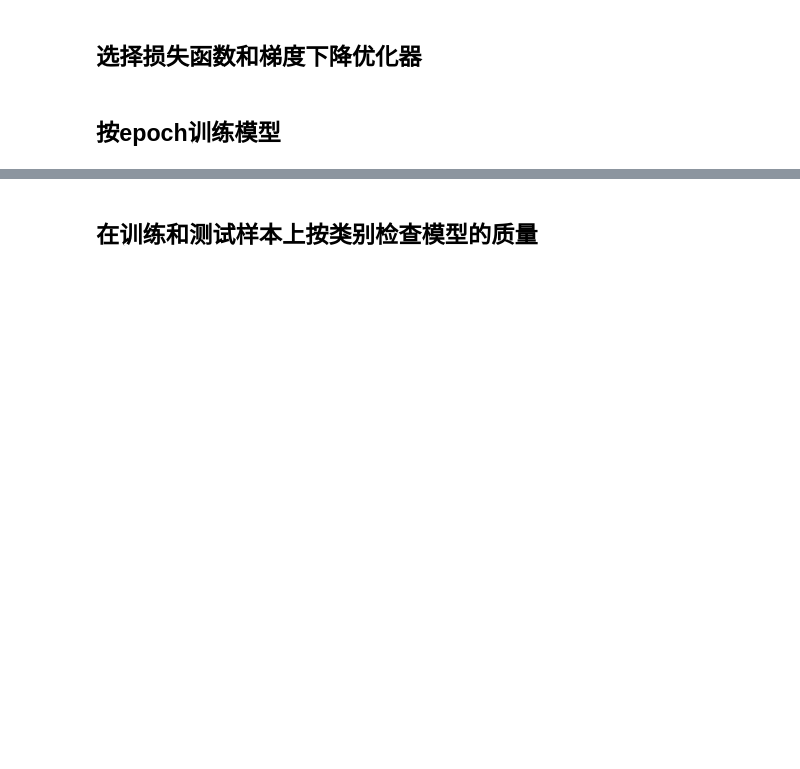
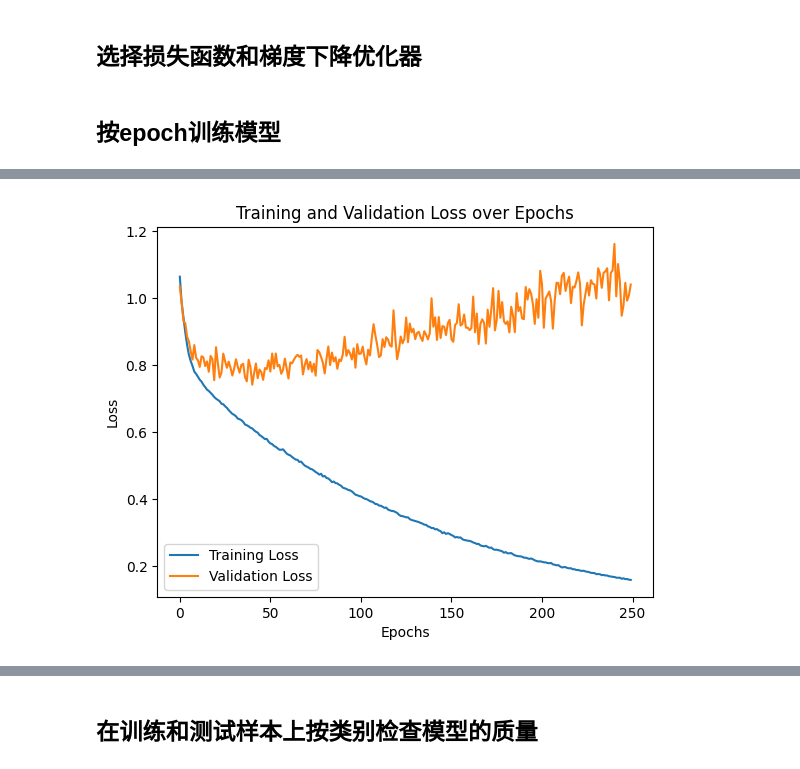
Before and after one commit to kennithmitrix-ship-it/phc, a Jupyter notebook: notebooks/实验一.ipynb, the cells around one changed output, grey strips where cells are left out. Saved outputs shown, nothing was run; the diff lists cells and outputs as text; code cells hidden in the pictures; blank space fills up the shorter version.

```diff
--- a/notebooks/实验一.ipynb
+++ b/notebooks/实验一.ipynb
@@ -666,0 +566,16 @@ Epoch 250/250, Train Loss: 0.0045, Val Loss: 2.6637
+# %%
+import matplotlib.pyplot as plt
+import numpy as np
+
+plt.plot(train_losses, label='Training Loss')
+plt.plot(val_losses, label='Validation Loss')
+plt.xlabel('Epochs')
+plt.ylabel('Loss')
+plt.title('Training and Validation Loss over Epochs')
+plt.legend()
+plt.show()
+
+print("Best epoch (min val loss):", int(np.argmin(val_losses)) + 1)
+print("Min val loss:", float(np.min(val_losses)))
+# %% [output]
+[figure, added]
```
Also changed, not shown: parts of 11 cells of this notebook.
